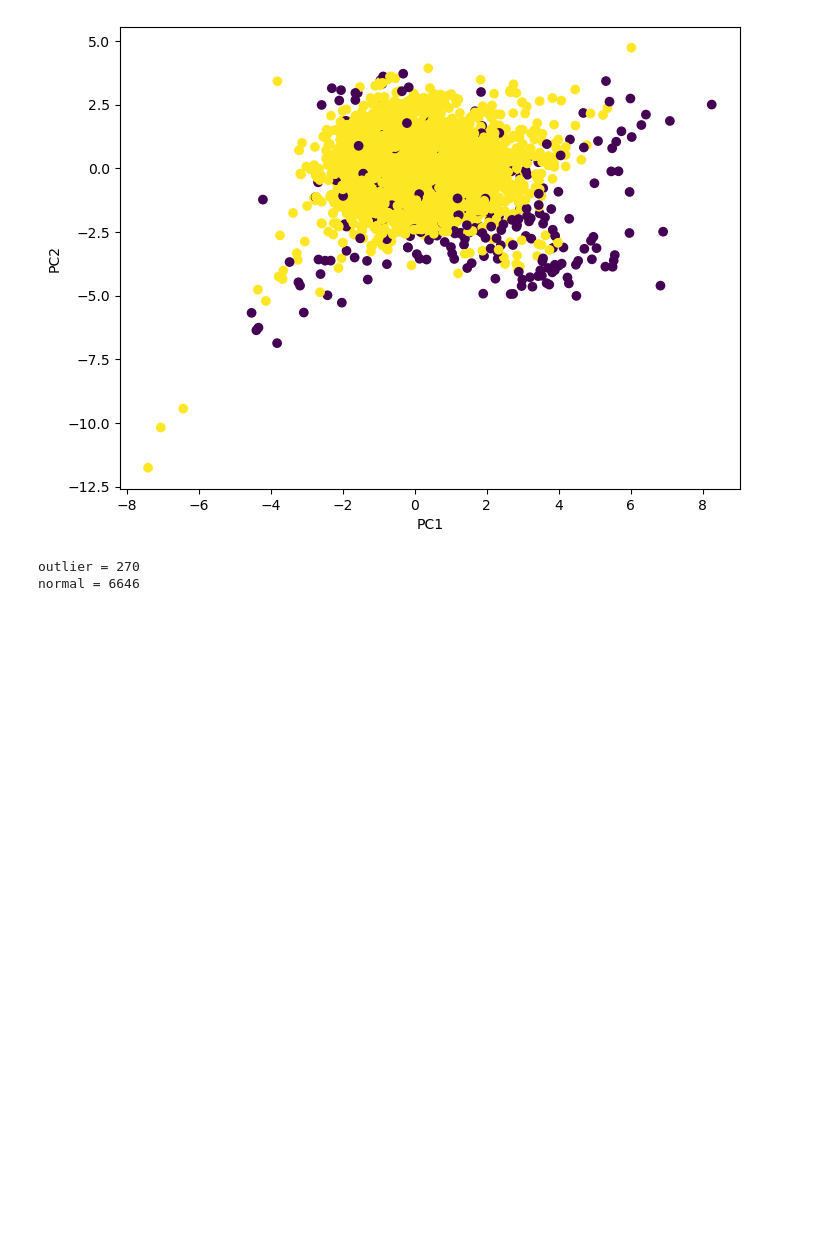
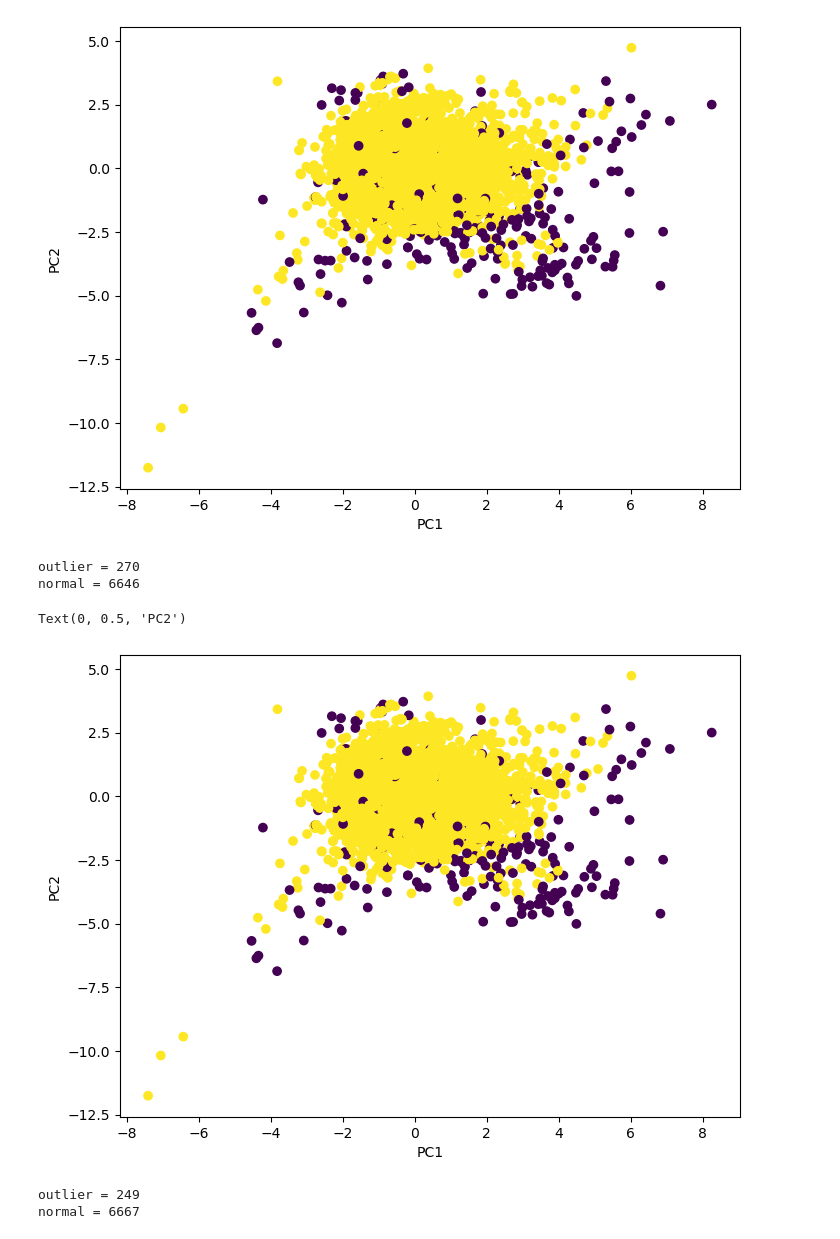
Before and after one commit to MohammedGousemohiyuddinYekkaluru/prime-ai-ml-learning-journey, a Jupyter notebook: Unsupervised ML/Anomaly Detection/IsolationForest.ipynb, the cells around one changed output. Drawn from its saved outputs; the diff is of its cells as text; code cells hidden in the pictures; blank space fills up the shorter version.

Commit message:
Add IsolationForest with the contamination of 3.6% as given in the dataset

```diff
--- a/Unsupervised ML/Anomaly Detection/IsolationForest.ipynb
+++ b/Unsupervised ML/Anomaly Detection/IsolationForest.ipynb
@@ -54,3 +55,34 @@ print(f"normal = {n_normal}")
 # %% [output]
 outlier = 270
 normal = 6646
+# %%
+# Contamination = 3.61% --according to the given dataset
+clf = IsolationForest(n_estimators=200, contamination=0.036, random_state=42)
+
+labels = clf.fit_predict(X_scaled)
+# %%
+# Visualize
+from sklearn.decomposition import PCA
+
+pca = PCA(n_components=2)
+X_pca = pca.fit_transform(X_scaled)
+# %%
+plt.figure(figsize=(8, 6))
+
+plt.scatter(X_pca[:, 0], X_pca[:, 1], c=labels)
+plt.xlabel("PC1")
+plt.ylabel("PC2")
+# %% [output]
+Text(0, 0.5, 'PC2')
+[figure, added]
+# %%
+import numpy as np
+
+n_outliers = np.sum(labels == -1)
+n_normal = np.sum(labels == 1)
+
+print(f"outlier = {n_outliers}")
+print(f"normal = {n_normal}")
+# %% [output]
+outlier = 249
+normal = 6667
```
Also changed, not shown: parts of 1 cell of this notebook.
